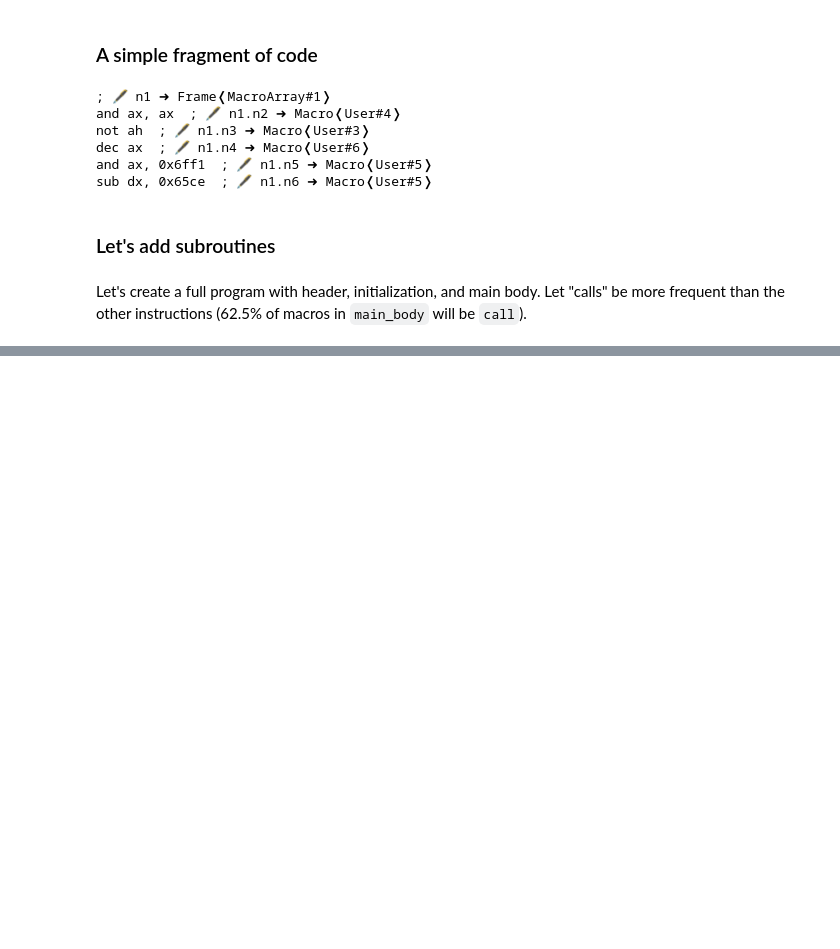
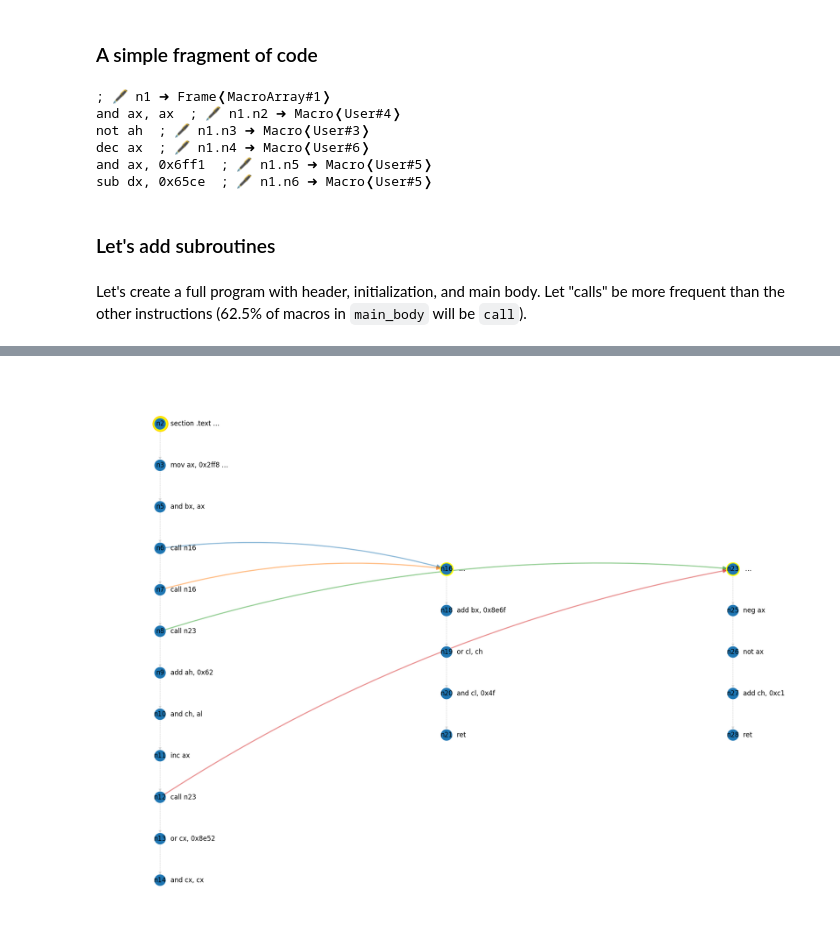
Before and after one commit to squillero/byron, a Jupyter notebook: tutorials/examples/assembly.ipynb, the cells around one changed output, grey strips where cells are left out. Drawn from its saved outputs; the diff is of its cells as text; code cells hidden in the pictures; blank space fills up the shorter version.

```diff
--- a/tutorials/examples/assembly.ipynb
+++ b/tutorials/examples/assembly.ipynb
@@ -92,0 +97,4 @@ ret  ; 🖋 n110.n116 ➜ Macro❬Text#2❭
+# %%
+byron.f.as_lgp(full_prog)
+# %% [output]
+[figure, added]
```
Also changed, not shown: parts of 3 cells of this notebook, 8 other files.
